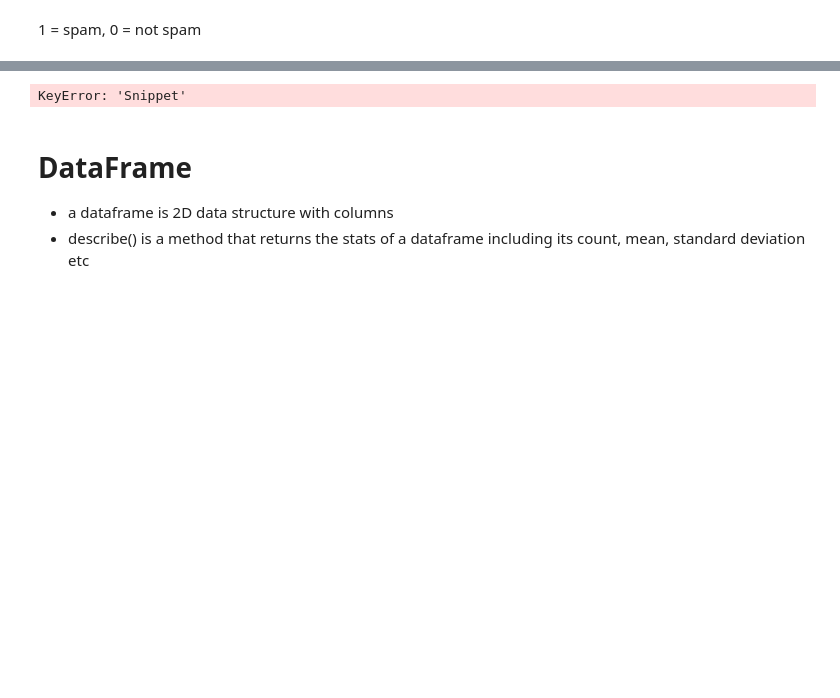
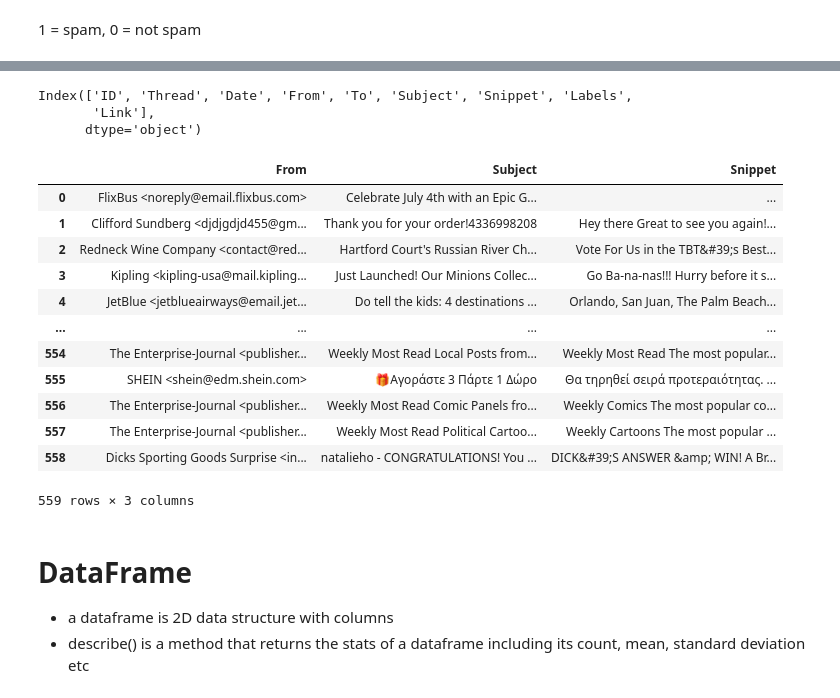
Before and after one commit to natalieho1/DigitClassifier, a Jupyter notebook: spam-email-detection.ipynb, the cells around one changed output, grey strips where cells are left out. Drawn from its saved outputs; the diff is of its cells as text; code cells hidden in the pictures; blank space fills up the shorter version.

```diff
--- a/spam-email-detection.ipynb
+++ b/spam-email-detection.ipynb
@@ -57,7 +57,8 @@ from sklearn.metrics import classification_report, confusion_matrix
 # %% [markdown]
 # Create a DataFrame
 # %%
-ham = pd.read_csv('/kaggle/input/newemails/Ham.csv')
+ham = pd.read_csv('/kaggle/input/sodone/Ham 2.csv')
+spam = pd.read_csv('/kaggle/input/sodone/Spam 2.csv')
 # %% [markdown]
 1 = spam, 0 = not spam
 # %%
@@ -83,8 +113,29 @@ KeyError: 'Subject'
-# %%
-ham_essential = ham["Snippet"]
-hm_essential
-# %% [output]
-KeyError: 'Snippet'
+# %%
+print(ham.keys())
+# %% [output]
+Index(['ID', 'Thread', 'Date', 'From', 'To', 'Subject', 'Snippet', 'Labels',
+       'Link'],
+      dtype='object')
+# %%
+ham_essential = ham[["From", "Subject", "Snippet"]]
+spam_essential = spam[["From", "Subject", "Snippet"]]
+
+ham_essential
+spam_essential
+# %% [output]
+|  | From | Subject | Snippet |
+| 0 | FlixBus <noreply@email.flixbus.com> | Celebrate July 4th with an Epic G... | ‌ ‌ ‌ ‌ ‌ ‌ ‌ ‌ ‌ ‌ ‌ ‌ ‌ ‌ ‌ ‌ ‌... |
+| 1 | Clifford Sundberg <djdjgdjd455@gm... | Thank you for your order!4336998208 | Hey there Great to see you again!... |
+| 2 | Redneck Wine Company <contact@red... | Hartford Court's Russian River Ch... | Vote For Us in the TBT&#39;s Best... |
+| 3 | Kipling <kipling-usa@mail.kipling... | Just Launched! Our Minions Collec... | Go Ba-na-nas!!! Hurry before it s... |
+| 4 | JetBlue <jetblueairways@email.jet... | Do tell the kids: 4 destinations ... | Orlando, San Juan, The Palm Beach... |
+| ... | ... | ... | ... |
+| 554 | The Enterprise-Journal <publisher... | Weekly Most Read Local Posts from... | Weekly Most Read The most popular... |
+| 555 | SHEIN <shein@edm.shein.com> | 🎁Αγοράστε 3 Πάρτε 1 Δώρο | Θα τηρηθεί σειρά προτεραιότητας. ... |
+| 556 | The Enterprise-Journal <publisher... | Weekly Most Read Comic Panels fro... | Weekly Comics The most popular co... |
+| 557 | The Enterprise-Journal <publisher... | Weekly Most Read Political Cartoo... | Weekly Cartoons The most popular ... |
+| 558 | Dicks Sporting Goods Surprise <in... | natalieho - CONGRATULATIONS! You ... | DICK&#39;S ANSWER &amp; WIN! A Br... |
+559 rows × 3 columns
 # %% [markdown]
 # DataFrame
 * a dataframe is 2D data structure with columns
```
Also changed, not shown: parts of 10 cells of this notebook.
